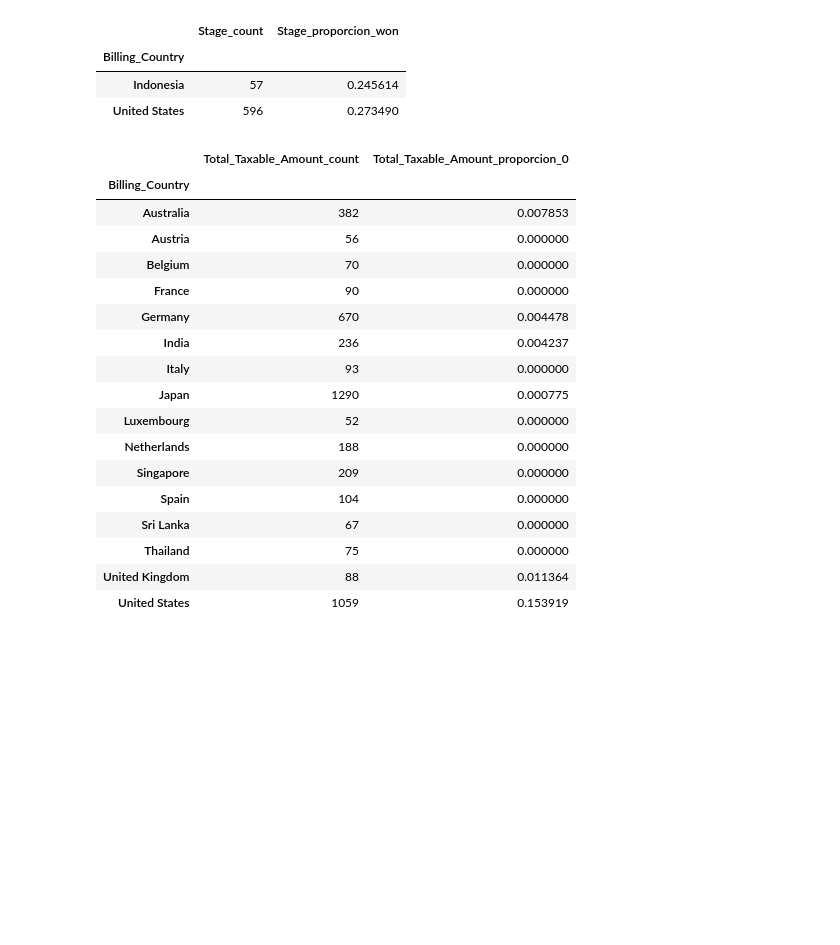
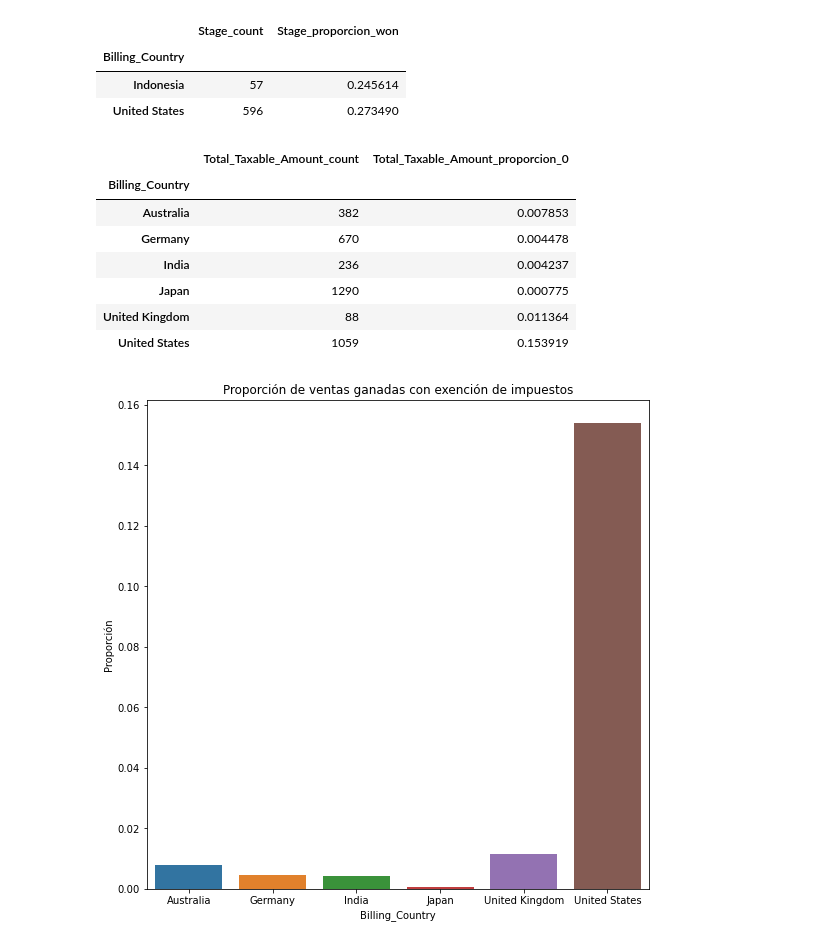
Before and after one commit to RiedelNicolas/75.06-2C2020-TP1, a Jupyter notebook: Codigo_analisis.ipynb, the cells around one changed output. Cells and saved outputs as stored; diff of their text form; code cells hidden in the pictures; blank space fills up the shorter version.

Commit message:
Agrego analisis de Total_Taxable_Amount = 0

```diff
--- a/Codigo_analisis.ipynb
+++ b/Codigo_analisis.ipynb
@@ -440,36 +412,42 @@ tot_tax_0
 | Indonesia | 57 | 0.245614 |
 | United States | 596 | 0.273490 |
 # %%
+#Genero un dataframe con la proporcion de oportunidades que terminaron con Stage "Closed Won" que tiene 0
+#como valor de Total_Taxable_Amount
+
 def proporcion_0(x):
     return (x == 0).sum()/len(x)
 
 oportunidades_ganadas = datos[datos["Stage"] == "Closed Won"]\
         [["Opportunity_ID","Billing_Country","Total_Taxable_Amount"]].drop_duplicates(subset=["Opportunity_ID"])
-#asdasd = oportunidades_ganadas.groupby("Billing_Country").\
-#        agg({"Total_Taxable_Amount":"count", "Total_Taxable_Amount":proporcion_0})
 data_por_pais = oportunidades_ganadas.groupby("Billing_Country").\
         agg({"Total_Taxable_Amount":["count", proporcion_0]})
 level_0 = data_por_pais.columns.get_level_values(0)
 level_1 = data_por_pais.columns.get_level_values(1)
 data_por_pais.columns = level_0 + "_" + level_1
-data_por_pais = data_por_pais[data_por_pais["Total_Taxable_Amount_count"] >= 50]
+data_por_pais = data_por_pais[(data_por_pais["Total_Taxable_Amount_count"] >= 50) & \
+                              (data_por_pais["Total_Taxable_Amount_proporcion_0"] != 0)]
 data_por_pais
 # %% [output]
 |  | Total_Taxable_Amount_count | Total_Taxable_Amount_proporcion_0 |
 | Billing_Country |  |  |
 | Australia | 382 | 0.007853 |
-| Austria | 56 | 0.000000 |
-| Belgium | 70 | 0.000000 |
-| France | 90 | 0.000000 |
 | Germany | 670 | 0.004478 |
 | India | 236 | 0.004237 |
-| Italy | 93 | 0.000000 |
 | Japan | 1290 | 0.000775 |
-| Luxembourg | 52 | 0.000000 |
-| Netherlands | 188 | 0.000000 |
-| Singapore | 209 | 0.000000 |
-| Spain | 104 | 0.000000 |
-| Sri Lanka | 67 | 0.000000 |
-| Thailand | 75 | 0.000000 |
 | United Kingdom | 88 | 0.011364 |
 | United States | 1059 | 0.153919 |
+# %%
+data_por_pais.reset_index(inplace = True)
+#fig = plt.figure(num=None, figsize=(20, 20), dpi = 100)
+#sns.catplot(x="Billing_Country",y="Total_Taxable_Amount_proporcion_0",data=data_por_pais,kind="bar")
+
+fig, ax = plt.subplots(figsize=(9, 9))
+sns.barplot(x = "Billing_Country", y = "Total_Taxable_Amount_proporcion_0", ax=ax, data=data_por_pais)
+
+plt.ylabel("Proporción")
+plt.title("Proporción de ventas ganadas con exención de impuestos")
+plt.savefig("img/Paises/Proporción de ventas ganadas con exención de impuestos.png")
+plt.show()
+# %% [output]
+[figure, added]
```
Also changed, not shown: parts of 4 cells of this notebook, 1 other file.
